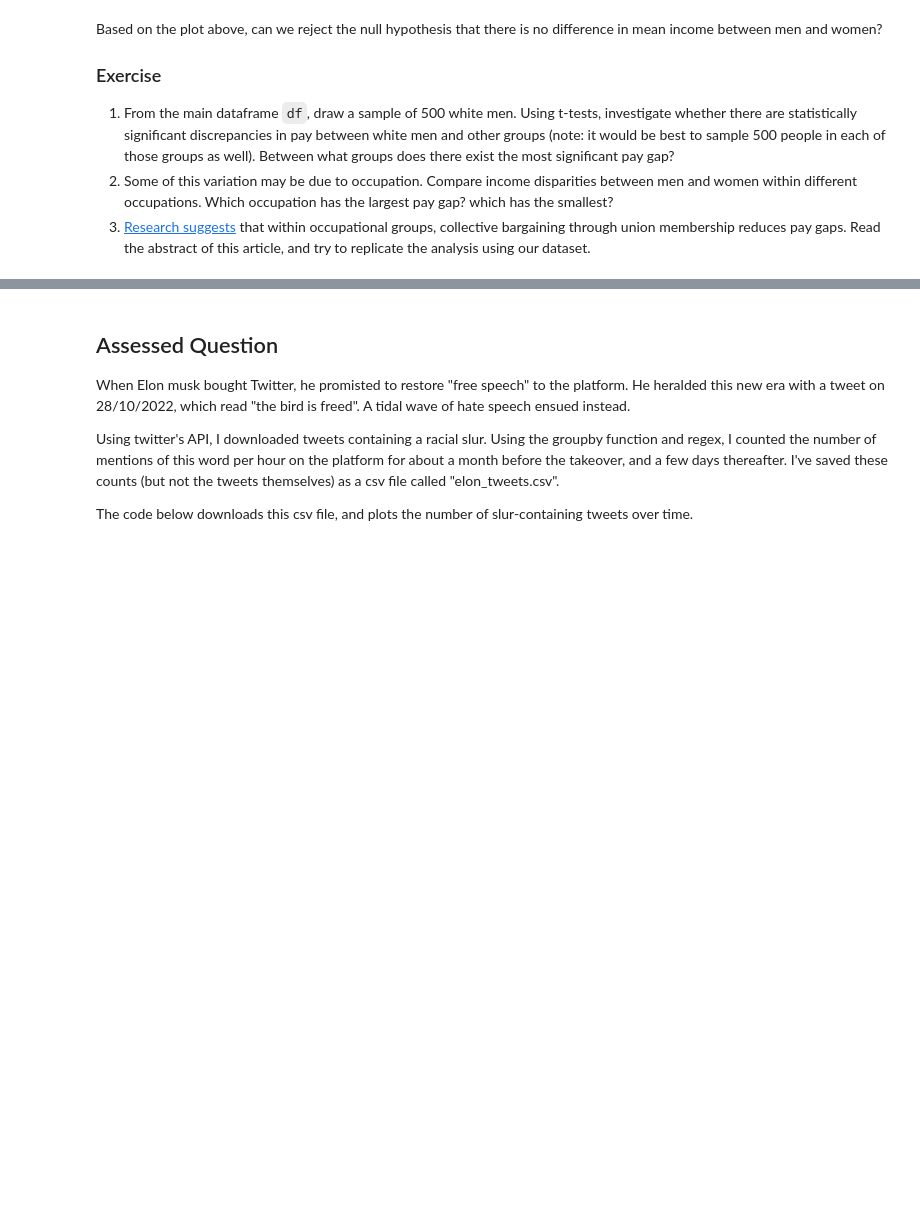
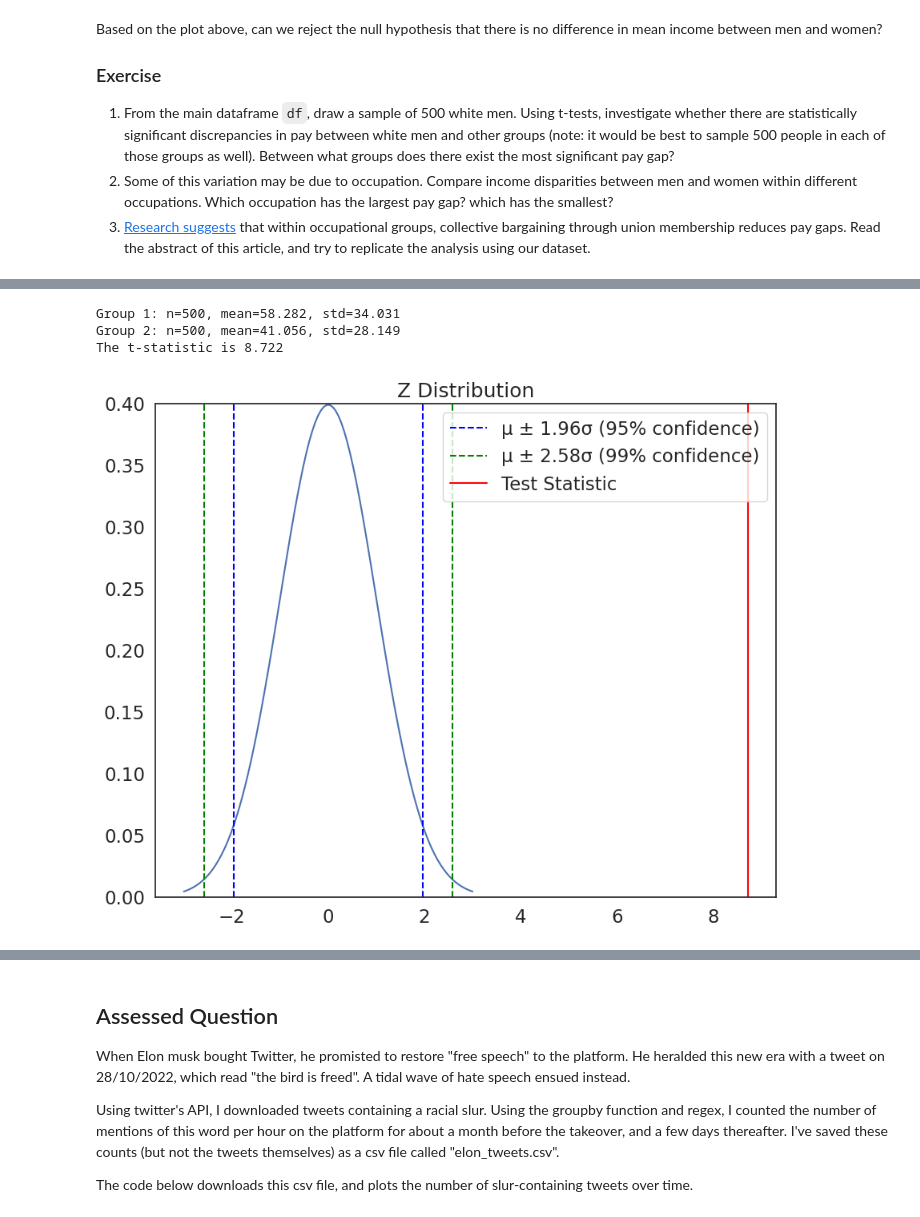
Before and after one commit to jaoshang/QM2, a Jupyter notebook: notebooks/W07. Hypothesis Testing.ipynb, the cells around one changed output, grey strips where cells are left out. Cells and saved outputs as stored; diff of their text form; code cells hidden in the pictures; blank space fills up the shorter version.

```diff
--- a/notebooks/W07. Hypothesis Testing.ipynb
+++ b/notebooks/W07. Hypothesis Testing.ipynb
@@ -292,0 +335,7 @@ Based on the plot above, can we reject the null hypothesis that there is no diff
+# %%
+wwhite=whitementest(womenwhite)
+# %% [output]
+Group 1: n=500, mean=58.282, std=34.031
+Group 2: n=500, mean=41.056, std=28.149
+The t-statistic is 8.722
+[figure, added]
```
Also changed, not shown: parts of 11 cells of this notebook.
